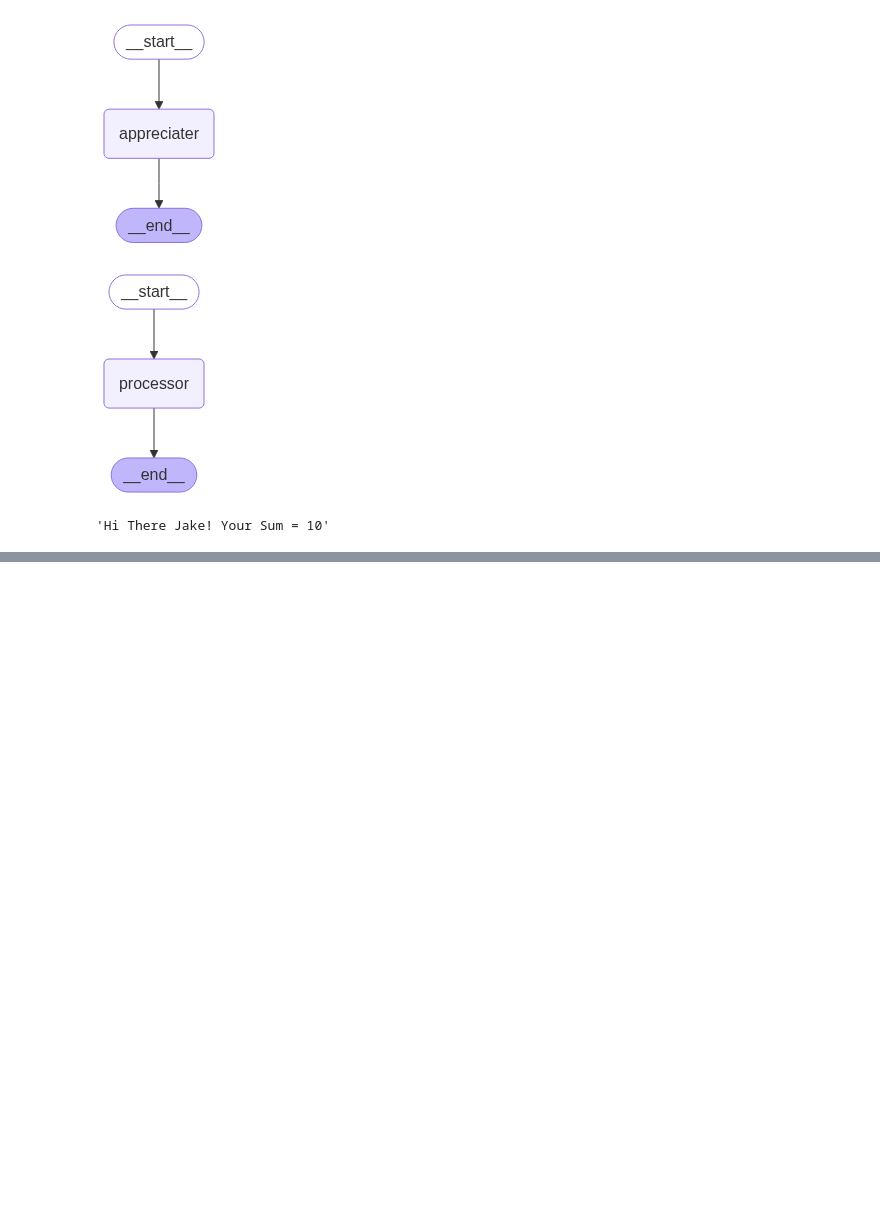
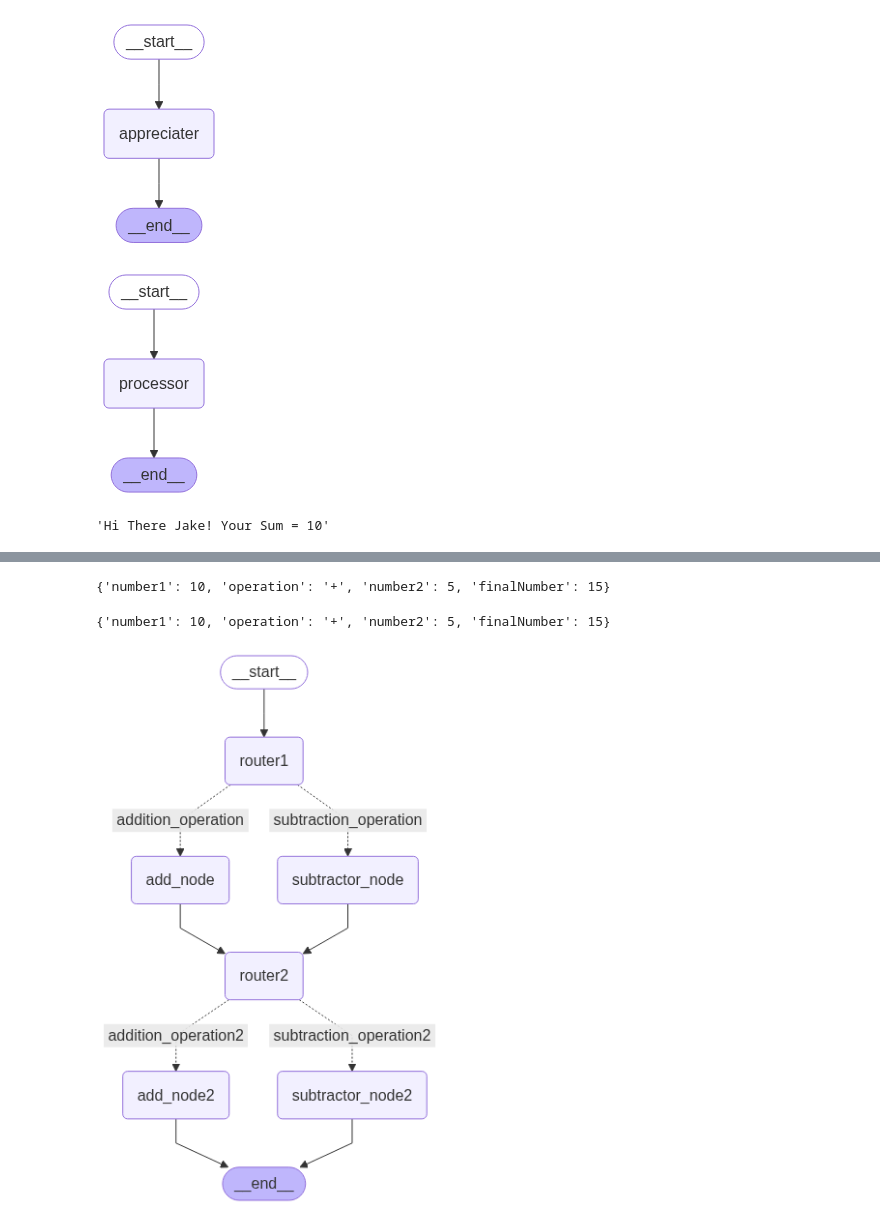
Before and after one commit to yuvarajca/preparation_new, a Jupyter notebook: langgraph.ipynb, the cells around one changed output, grey strips where cells are left out. Saved outputs shown, nothing was run; the diff lists cells and outputs as text; code cells hidden in the pictures; blank space fills up the shorter version.

```diff
--- a/langgraph.ipynb
+++ b/langgraph.ipynb
@@ -78,0 +152,73 @@ answers['result']
+# %%
+result = app.invoke({"number1":10, "number2":5,"operation":'+'})
+result
+# %% [output]
+{'number1': 10, 'operation': '+', 'number2': 5, 'finalNumber': 15}
+# %%
+res = AgentState(number1=10, number2=5, operation='+')
+app.invoke(res)
+# %% [output]
+{'number1': 10, 'operation': '+', 'number2': 5, 'finalNumber': 15}
+# %%
+####Graph 5###
+class AgentState(TypedDict):
+    number1: int
+    operation: str
+    number2 : int
+    number3 : int
+    number4 : int
+    operation2: str
+    final_number : int
+    final_number2 : int
+
+def addr(state:AgentState):
+    state['final_number'] = state['number1'] + state['number2']
+    return state
+
+def subtractor(state:AgentState):
+    state['final_number'] = state['number1'] - state['number2']
+    return state
+
+def decide_next_node(state:AgentState):
+    if state['operation'] == '+':
+        return "addition_operation"
+    elif state['operation'] == '-':
+        return "subtraction_operation"
+
+def addr2(state:AgentState):
+    state['final_number2'] = state['number3'] + state['number4']
+    return state
+
+def subtractor2(state:AgentState):
+    state['final_number2'] = state['number3'] - state['number4']
+    return state
+
+def decide_next_node2(state:AgentState):
+    if state['operation2'] == '+':
+        return "addition_operation2"
+    elif state['operation2'] == '-':
+        return "subtraction_operation2"
+
+graph = StateGraph(AgentState)
+graph.add_node("add_node", addr)
+graph.add_node("subtractor_node", subtractor)
+graph.add_node("router1", lambda state:state)
+graph.add_node("router2", lambda state:state)
+graph.add_node("add_node2", addr2)
+graph.add_node("subtractor_node2", subtractor2)
+
+graph.add_edge(START,"router1")
+graph.add_conditional_edges("router1",decide_next_node, {"addition_operation":"add_node","subtraction_operation":"subtractor_node"})
+graph.add_edge("add_node", "router2")
+graph.add_edge("subtractor_node", "router2")
+
+
+graph.add_conditional_edges("router2",decide_next_node2, {"addition_operation2":"add_node2","subtraction_operation2":"subtractor_node2"})
+graph.add_edge("add_node2", END)
+graph.add_edge("subtractor_node2", END)
+
+app = graph.compile()
+
+display(Image(app.get_graph().draw_mermaid_png()))
+# %% [output]
+[figure, added]
```
Also changed, not shown: parts of 5 cells of this notebook.
